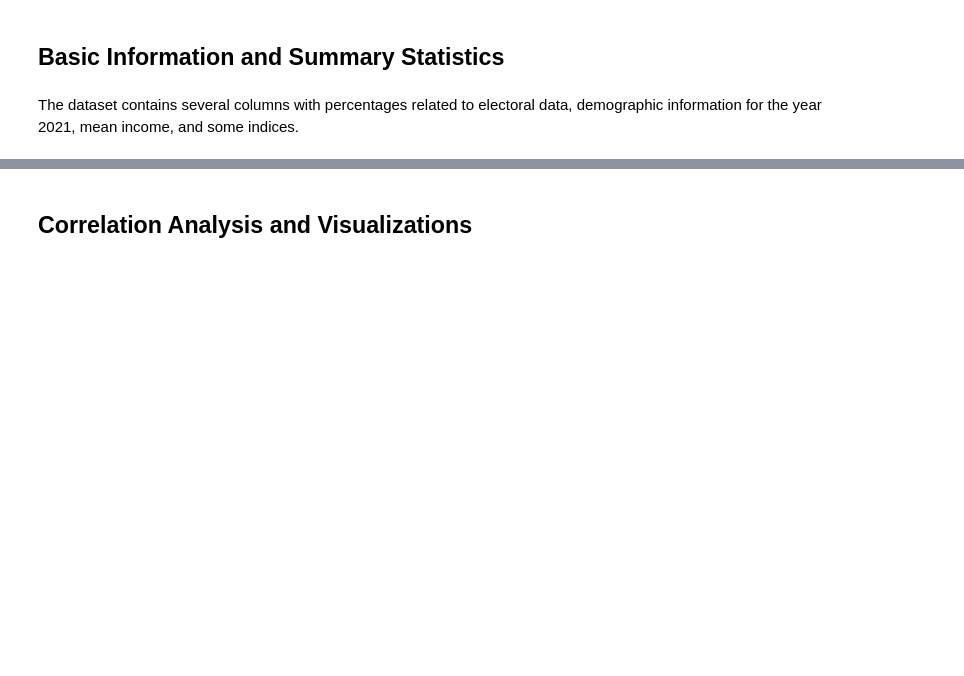
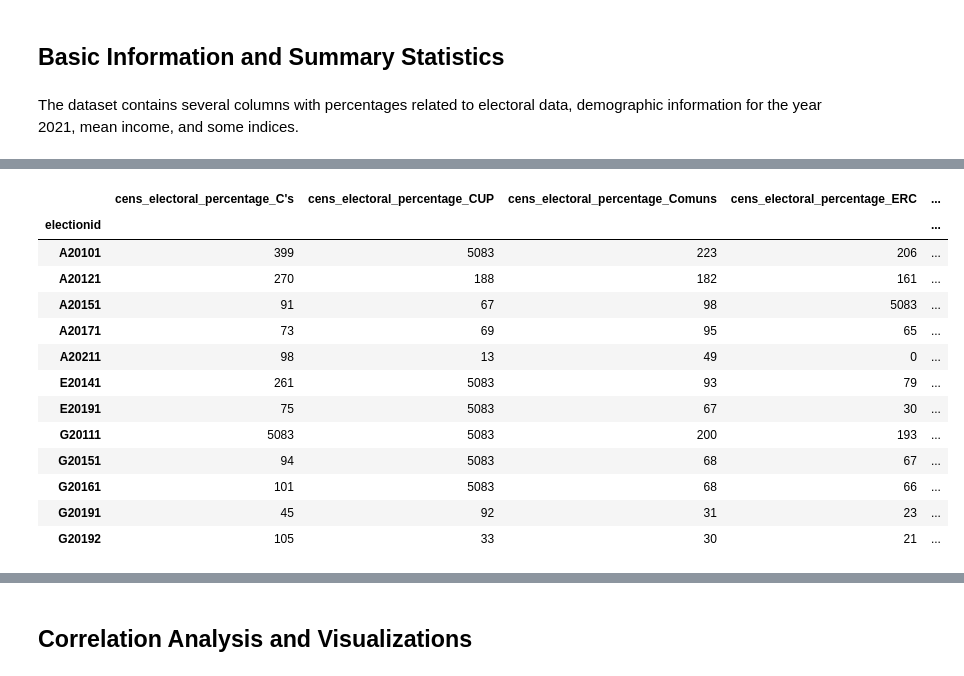
Before and after one commit to guillempla/catalan-elections-forecasting, a Jupyter notebook: src/study_data/study_output_data.ipynb, the cells around one changed output, grey strips where cells are left out. Cells and saved outputs as stored; diff of their text form; code cells hidden in the pictures; blank space fills up the shorter version.

```diff
--- a/src/study_data/study_output_data.ipynb
+++ b/src/study_data/study_output_data.ipynb
@@ -64,0 +65,16 @@ summary_stats
+# %%
+# Rename the columns
+# Replace CDC for Junts
+# Replace OTH for Altres
+# Replace CS for C's
+# Replace ECPGUANYEM for Comuns
+replacements = {
+    "CDC": "Junts",
+    "OTH": "Altres",
+    "CS": "C's",
+    "ECPGUANYEM": "Comuns",
+    "JXCATJUNTS": "Junts",
+}
+df.columns = df.columns.str.replace(
+    "CDC|OTH|CS|ECPGUANYEM|JXCATJUNTS", lambda m: replacements[m.group(0)], regex=True
+)
@@ -65,3 +84,37 @@ summary_stats
+# %%
+# Find columns that contain "cens_electoral_percentage"
+percentage_columns = [col for col in df.columns if "cens_electoral_percentage" in col]
+
+# Dictionary to store the number of empty rows for each column
+empty_rows_by_column = {}
+
+# Loop through each relevant column and calculate the number of empty rows by electionid
+for col in percentage_columns:
+    empty_rows = (
+        df[df[col] == 0.0]
+        .groupby("electionid")[col]
+        .size()
+    )
+    empty_rows_by_column[col] = empty_rows
+
+# Convert dictionary of Series to DataFrame
+empty_rows_df = pd.DataFrame(empty_rows_by_column).fillna(0).astype(int)
+empty_rows_df
+# %% [output]
+|  | cens_electoral_percentage_C's | cens_electoral_percentage_CUP | cens_electoral_percentage_Comuns | cens_electoral_percentage_ERC | ... |
+| electionid |  |  |  |  | ... |
+| A20101 | 399 | 5083 | 223 | 206 | ... |
+| A20121 | 270 | 188 | 182 | 161 | ... |
+| A20151 | 91 | 67 | 98 | 5083 | ... |
+| A20171 | 73 | 69 | 95 | 65 | ... |
+| A20211 | 98 | 13 | 49 | 0 | ... |
+| E20141 | 261 | 5083 | 93 | 79 | ... |
+| E20191 | 75 | 5083 | 67 | 30 | ... |
+| G20111 | 5083 | 5083 | 200 | 193 | ... |
+| G20151 | 94 | 5083 | 68 | 67 | ... |
+| G20161 | 101 | 5083 | 68 | 66 | ... |
+| G20191 | 45 | 92 | 31 | 23 | ... |
+| G20192 | 105 | 33 | 30 | 21 | ... |
 # %%
 # Check for missing values
 missing_values = df.isnull().sum()
```
Also changed, not shown: parts of 10 cells of this notebook.
